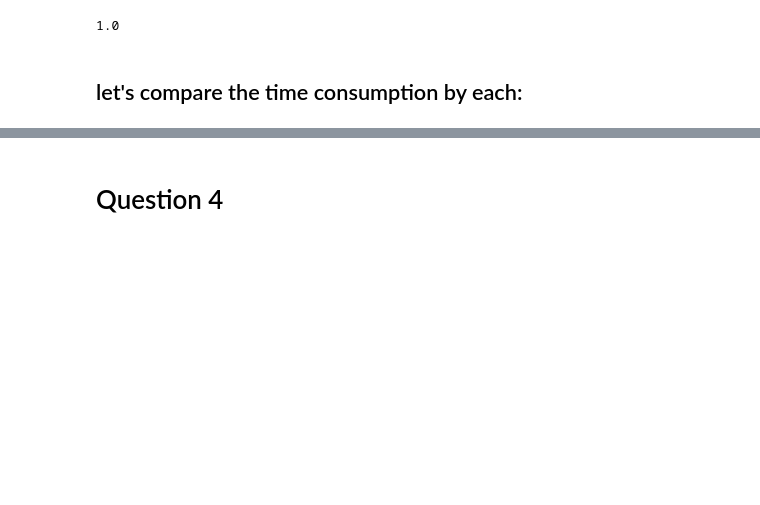
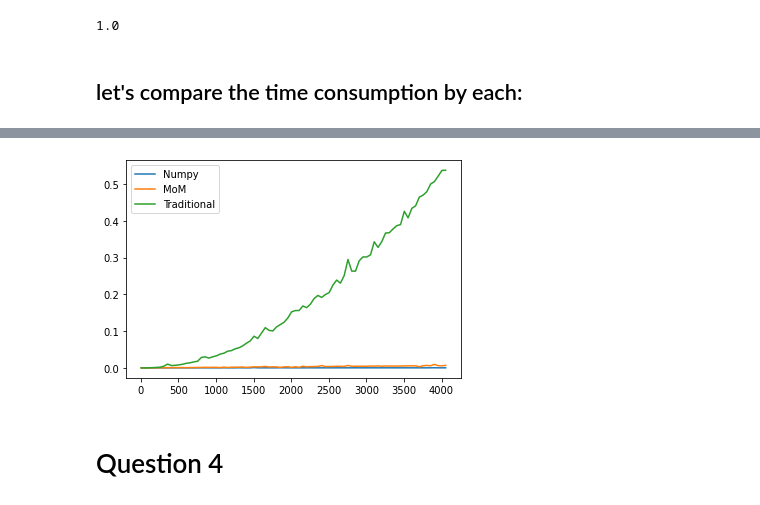
Before and after one commit to git-siddhesh/MachineLearning_ES654_2022, a Jupyter notebook: Prerequisite_Test_siddhesh.ipynb, the cells around one changed output, grey strips where cells are left out. Cells and saved outputs as stored; diff of their text form; code cells hidden in the pictures; blank space fills up the shorter version.

```diff
--- a/Prerequisite_Test_siddhesh.ipynb
+++ b/Prerequisite_Test_siddhesh.ipynb
@@ -315,3 +422,11 @@ array = [random.randint(-50, 50) for _ in range(1000)]
+# %%
+plt.plot(size, time_np, label = "Numpy")
+plt.plot(size, time_mom, label = "MoM")
+plt.plot(size, time_list, label = "Traditional")
+plt.legend()
+plt.show()
+# %% [output]
+[figure, added]
 # %% [markdown]
 # Question 4
 # %% [markdown]
```
Also changed, not shown: parts of 34 cells of this notebook.
